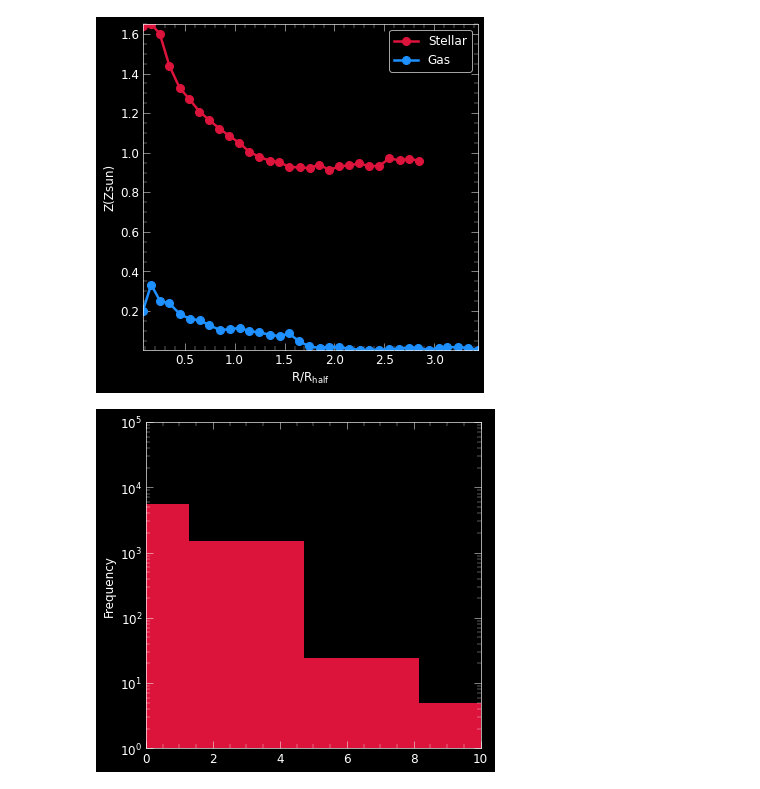
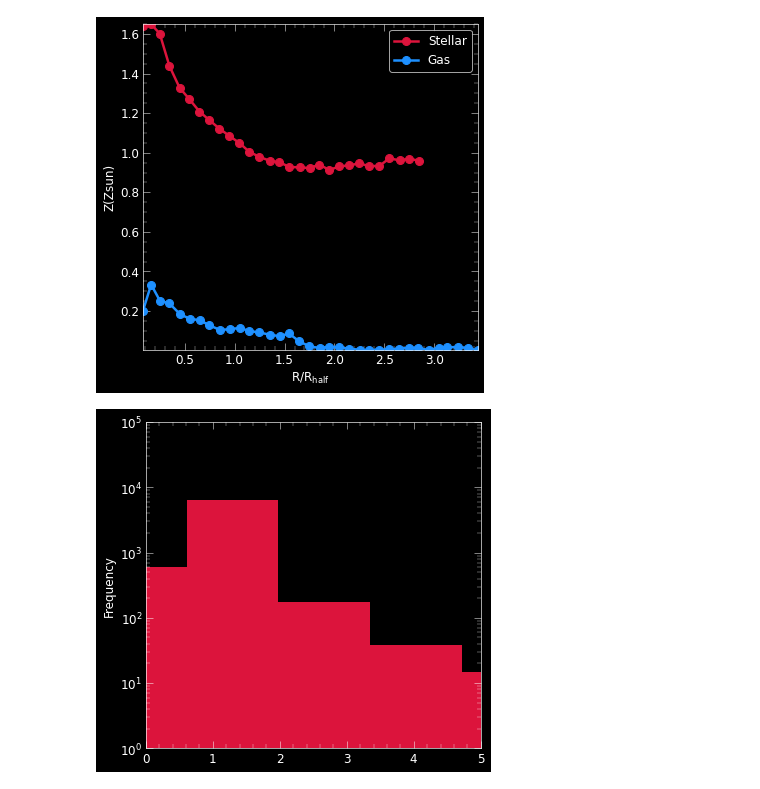
Before and after one commit to ansingh16/hr5_metallicity, a Jupyter notebook: Code/Analysis.ipynb, the cells around one changed output. Cells and saved outputs as stored; diff of their text form; code cells hidden in the pictures.

```diff
--- a/Code/Analysis.ipynb
+++ b/Code/Analysis.ipynb
@@ -318,12 +318,12 @@ plt.show()
 # %%
 morpho = pd.read_csv('../Data/morphology.csv')
 
 
 fig,ax = plt.subplots(1,1,figsize=(6,6))
-morpho.sersicn.plot(ax=ax,kind='hist',xlim=(0,10),bins=20)
+morpho.sersicn.plot(ax=ax,kind='hist',bins=50,xlim=(0,5))
 
 ax.set_yscale('log')
 ax.set_ylim(1,1e5)
 plt.show()
 # %% [output]
-[figure, old version]
+[figure, new version]
```
Also changed, not shown: parts of 8 cells of this notebook, 5 other files.
